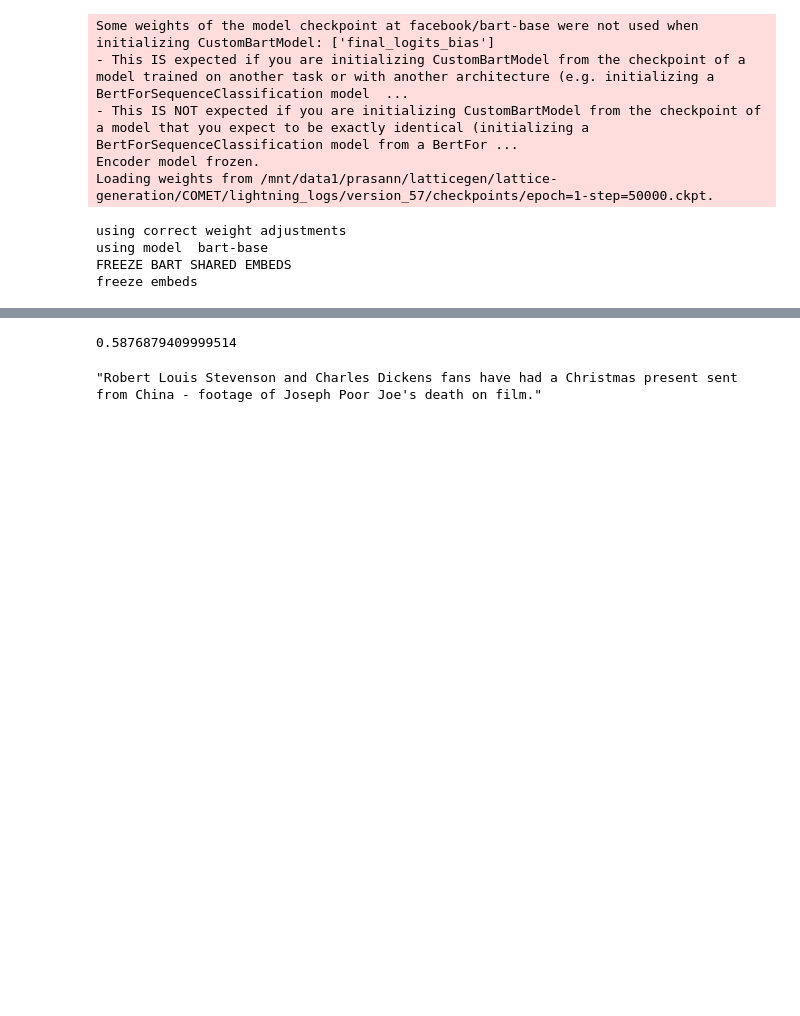
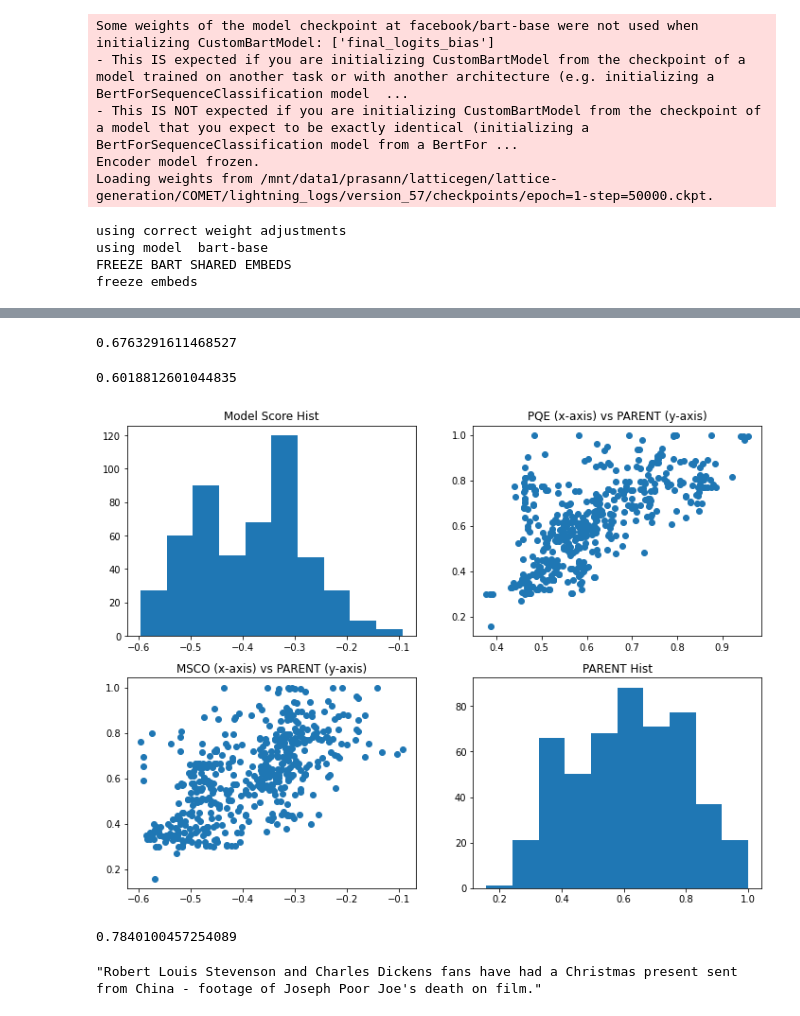
Before and after one commit to PrasannS/tfr-decoding, a Jupyter notebook: test_tfr_decoding.ipynb, the cells around one changed output, grey strips where cells are left out. Saved outputs shown, nothing was run; the diff lists cells and outputs as text; code cells hidden in the pictures; blank space fills up the shorter version.

```diff
--- a/test_tfr_decoding.ipynb
+++ b/test_tfr_decoding.ipynb
@@ -14,7 +15,7 @@ import time
 # %%
 setting = "table2text"
 # get generation model with monkey patching based on setting
-mod, tok, dset, dec_pref = load_model(setting, "cuda:2")
+mod, tok, dset, dec_pref = load_model(setting, True, "cuda:2", False)
 dset = list(dset)
 # %% [output]
 Some weights of the model checkpoint at facebook/bart-base were not used when initializing CustomBartModel: ['final_logits_bias']
@@ -35,10 +42,8 @@ def onlytfr(numtoks):
 # %%
-allcands = all_tfr_decode(mod, tok, dset[:10], {
-    "max_len":90,
-    "device":'cuda:2',
-    "beam_size":50,
-    "dec_prefix":dec_pref,
-    "tfr_interv":3,
-    "tfr_beams":2,
-    "weightfunc":onlytfr
-})
+# get results in a df for a given configuration
+def test_config(mod, tok, data, config):
+    allcands = all_tfr_decode(mod, tok, data, config)
+    allcands['modsco'] = [float(f) for f in allcands['modsco']]
+    metrics_mapping("pqe", allcands)
+    metrics_mapping("parent",allcands)
+    return allcands
@@ -67,6 +54,10 @@ allcands['hyp'].unique()
 # %%
-#allcands = pd.read_csv("tmp.csv", index_col=0)
-def rer_met(rer, tgt, df):
-    N=1
-    fsort = df.sort_values(by=['ref', rer], ascending=[True, False]).groupby('ref', as_index=False).nth[:N]
-    return fsort[tgt].mean()
+allcands = test_config(mod, tok, dset[:100], {
+        "max_len":90,
+        "device":'cuda:2',
+        "beam_size":50,
+        "dec_prefix":dec_pref,
+        "tfr_interv":6,
+        "tfr_beams":13,
+        "weightfunc":onlytfr
+})
@@ -116,0 +104,8 @@ allcands
+# %%
+rer_met("pqe","precision", allcands)
+# %% [output]
+0.6763291611468527
+# %%
+allcands['precision'].mean()
+# %% [output]
+0.6018812601044835
@@ -117,7 +116,20 @@ allcands
+# %%
+figure, axis = plt.subplots(2, 2, figsize=(12,9))
+axis[0, 0].hist(allcands['modsco'])
+axis[0, 0].title.set_text("Model Score Hist")
+axis[0, 1].scatter(allcands['pqe'], allcands['precision'])
+axis[0, 1].title.set_text("PQE (x-axis) vs PARENT (y-axis)")
+axis[1, 0].scatter(allcands['modsco'], allcands['precision'])
+axis[1, 0].title.set_text("MSCO (x-axis) vs PARENT (y-axis)")
+axis[1, 1].hist(allcands['precision'])
+axis[1, 1].title.set_text("PARENT Hist")
+plt.show()
+# %% [output]
+[figure, added]
 # %%
 rer_met("pqe", "precision", allcands)
 # %% [output]
-0.5876879409999514
+0.7840100457254089
 # %%
 # b12 I5 R1 - 12 unique nouns
 # b12 I2 R1 - 17 unique nouns
```
Also changed, not shown: parts of 14 cells of this notebook, 7 other files.
